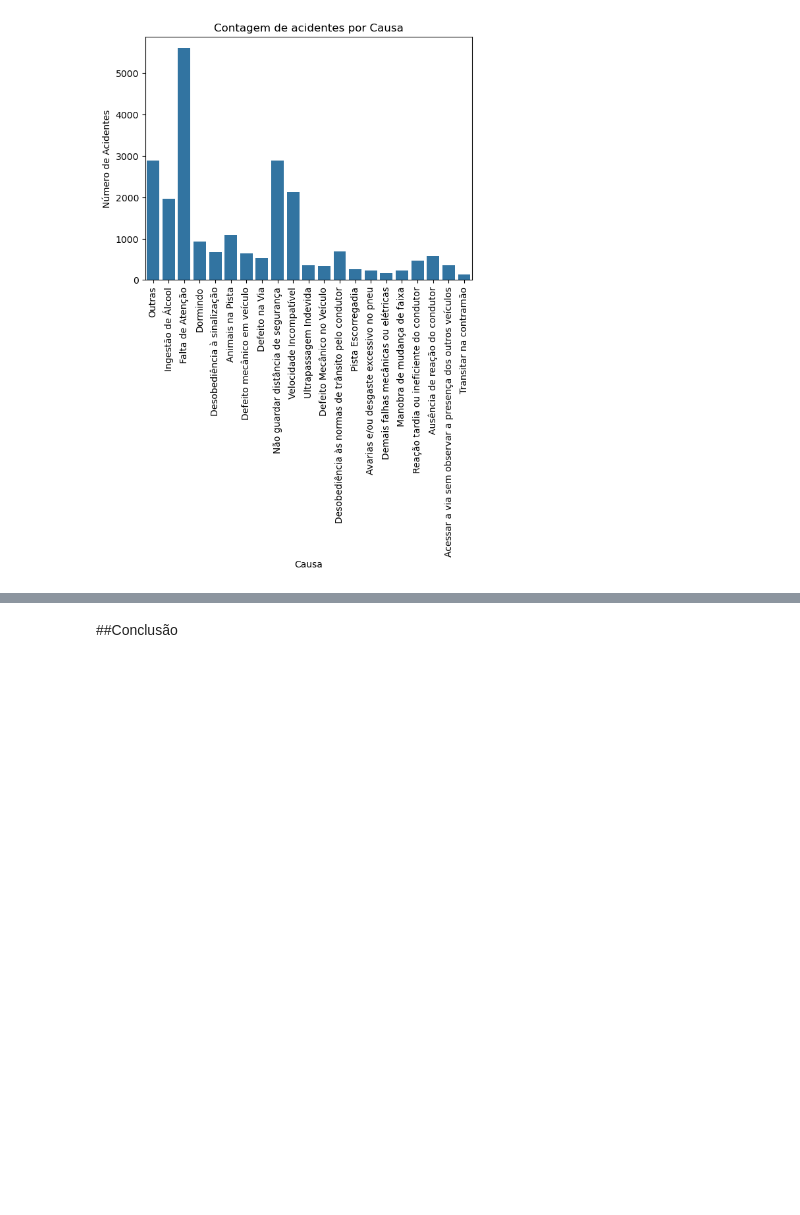
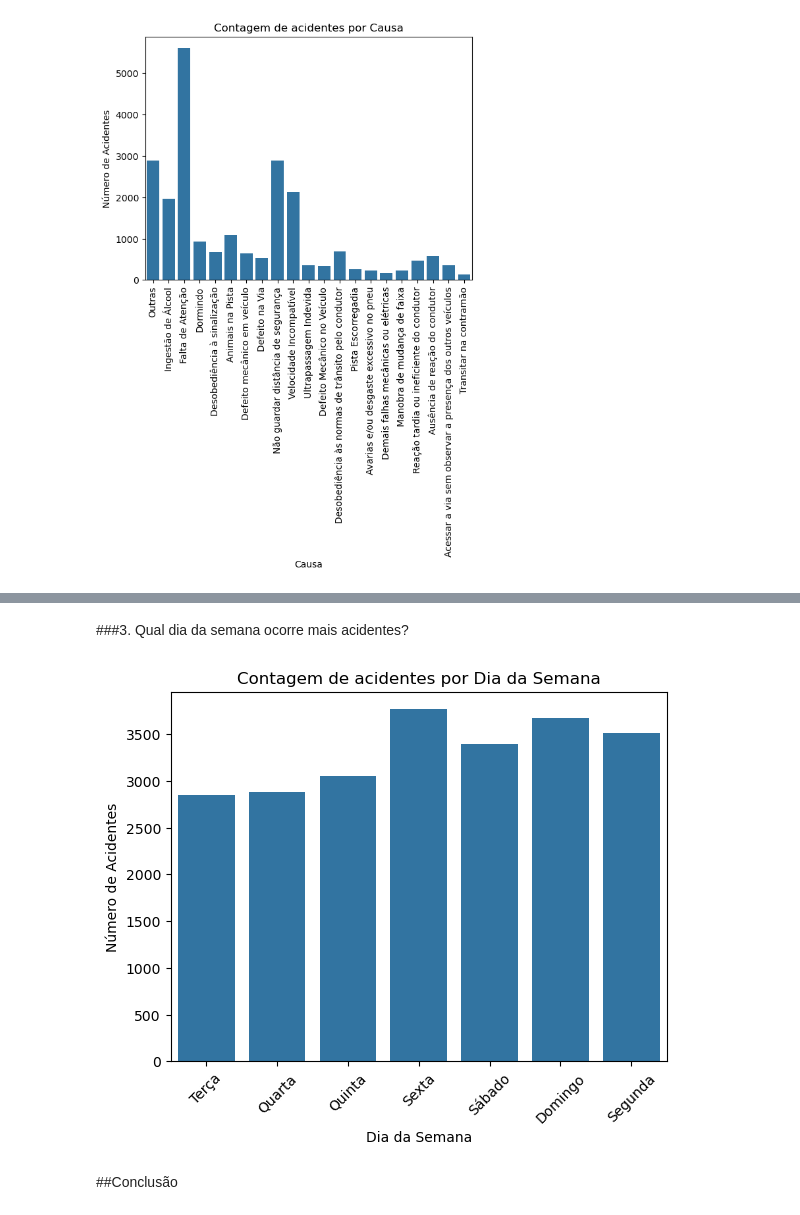
Before and after one commit to EmanuelMMB/Projeto-ICD, a Jupyter notebook: Relatório.ipynb, the cells around one changed output, grey strips where cells are left out. Cells and saved outputs as stored; diff of their text form; code cells hidden in the pictures; blank space fills up the shorter version.

```diff
--- a/Relatório.ipynb
+++ b/Relatório.ipynb
@@ -91,2 +129,15 @@ plt.show()
+# %% [markdown]
+###3. Qual dia da semana ocorre mais acidentes?
+# %%
+sns.countplot(x='dia_semana', data=dataset)
+
+plt.title('Contagem de acidentes por Dia da Semana')
+plt.xlabel('Dia da Semana')
+plt.ylabel('Número de Acidentes')
+
+plt.xticks(rotation=45)
+plt.show()
+# %% [output]
+[figure, added]
 # %% [markdown]
 ##Conclusão
```
Also changed, not shown: parts of 4 cells of this notebook.
